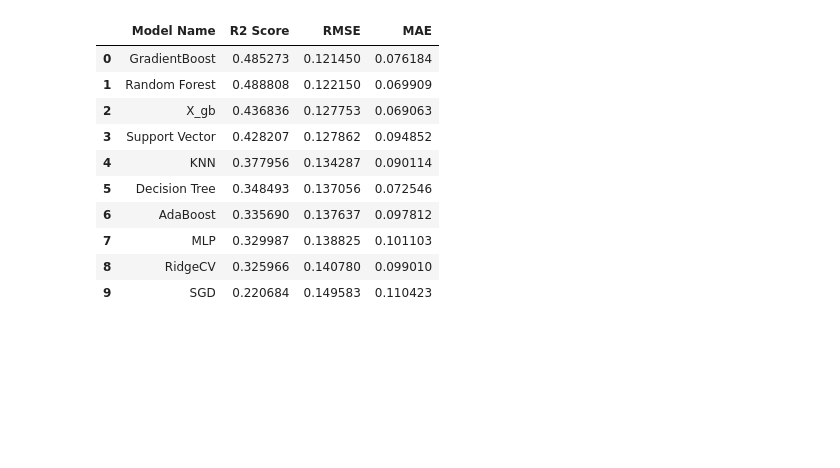
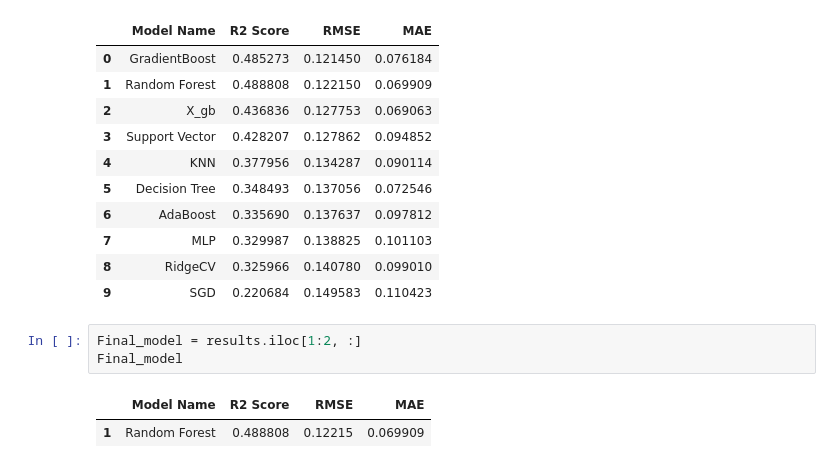
Before and after one commit to DarshanGoodGuy/IITISOC25, a Jupyter notebook: Model.ipynb, the cells around one changed output. Drawn from its saved outputs; the diff is of its cells as text; blank space fills up the shorter version.

```diff
--- a/Model.ipynb
+++ b/Model.ipynb
@@ -262,3 +262,9 @@ results
 | 7 | MLP | 0.329987 | 0.138825 | 0.101103 |
 | 8 | RidgeCV | 0.325966 | 0.140780 | 0.099010 |
 | 9 | SGD | 0.220684 | 0.149583 | 0.110423 |
+# %%
+Final_model = results.iloc[1:2, :]
+Final_model
+# %% [output]
+|  | Model Name | R2 Score | RMSE | MAE |
+| 1 | Random Forest | 0.488808 | 0.12215 | 0.069909 |
```
